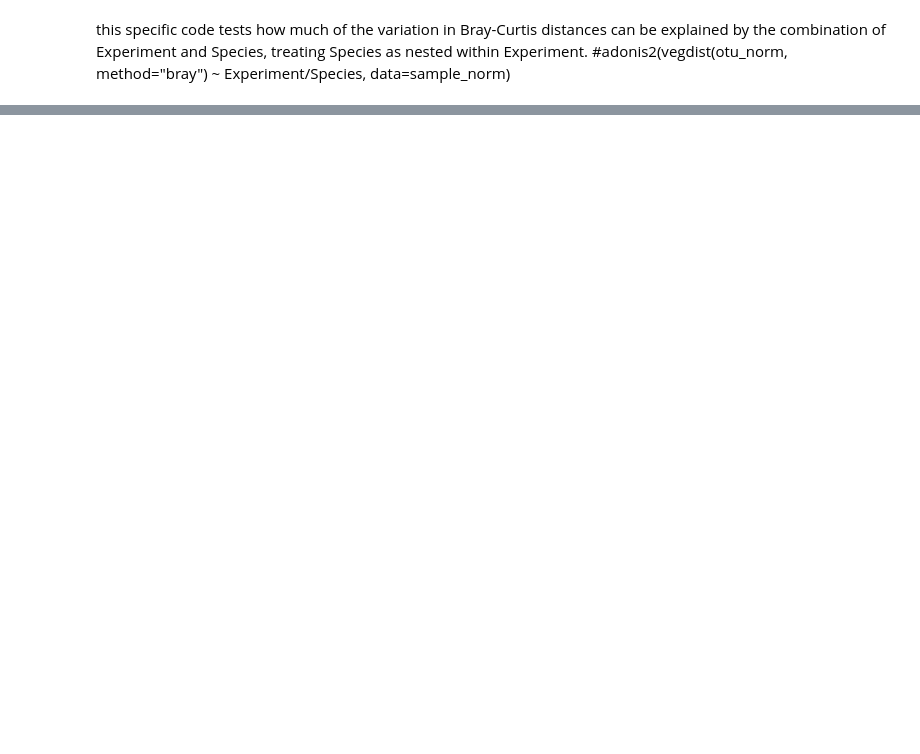
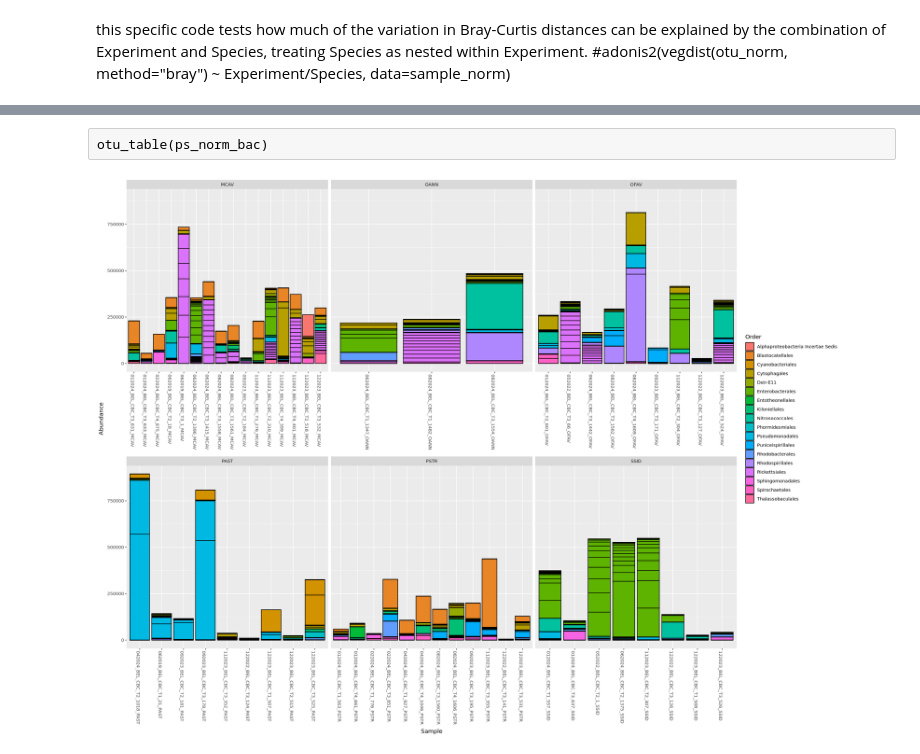
Before and after one commit to cdesouza02/BEL_16S_output, a Jupyter notebook: vegan_wip.ipynb, the cells around one changed output, grey strips where cells are left out. Drawn from its saved outputs; the diff is of its cells as text; code cells hidden in the pictures; blank space fills up the shorter version.

```diff
--- a/vegan_wip.ipynb
+++ b/vegan_wip.ipynb
@@ -316,0 +417,2 @@ adonis2(vegdist(otu_norm, method = "bray") ~ transect/species + date, data = sam
+# %% [raw]
+otu_table(ps_norm_bac)
@@ -316,0 +421,8 @@ adonis2(vegdist(otu_norm, method = "bray") ~ transect/species + date, data = sam
+# %%
+#plot after removing chloroplast
+top100 <- names(sort(taxa_sums(ps_norm_nochlo), decreasing=TRUE))[1:100]
+#ps.top20 <- transform_sample_counts(ps_norm, function(OTU) OTU/sum(OTU))
+ps.top100 <- prune_taxa(top100, ps_norm_nochlo)
+plot_bar(ps.top100, fill="Order") + facet_wrap(~species, scales="free_x")
+# %% [output]
+[figure, added]
```
Also changed, not shown: parts of 23 cells of this notebook.
